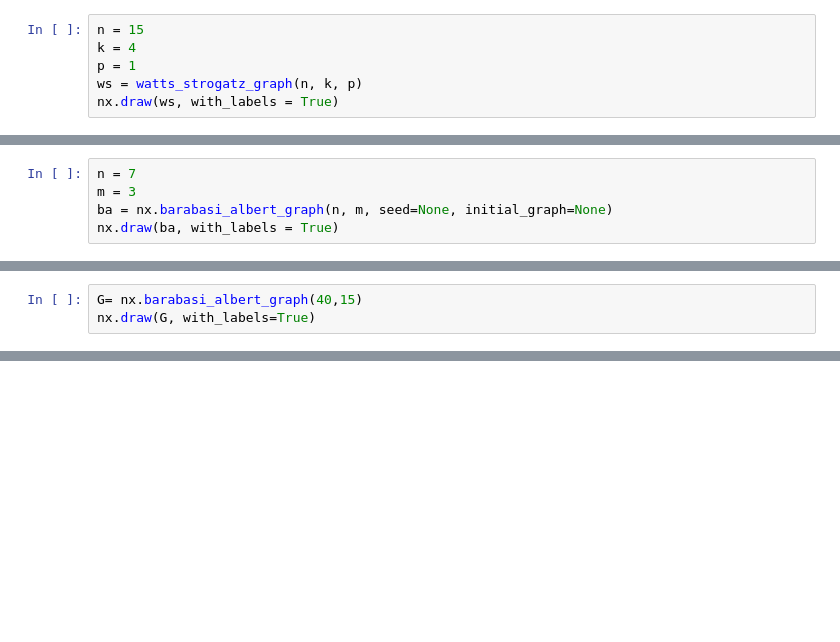
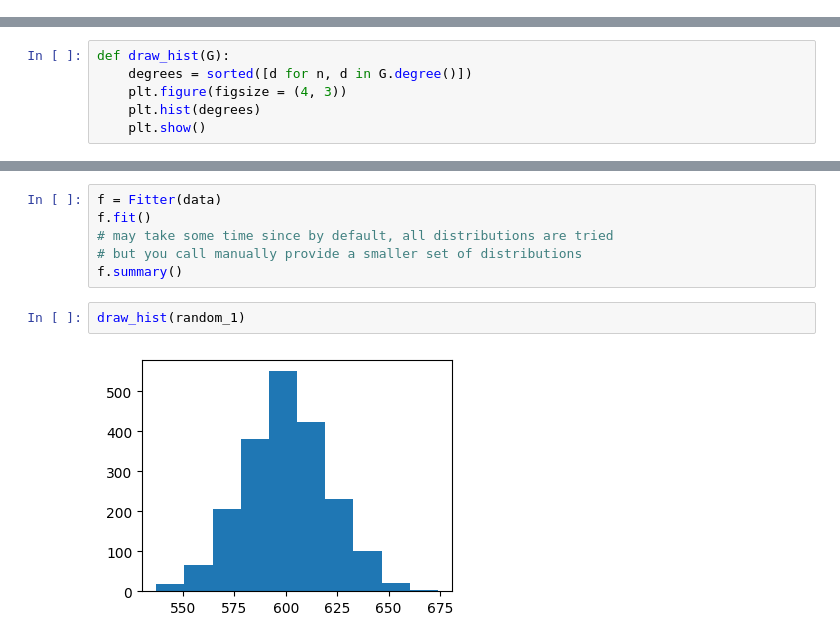
Before and after one commit to KohutMaria/Diffusion-processes, a Jupyter notebook: DPOCN_3.ipynb, the cells around one changed output, grey strips where cells are left out. Saved outputs shown, nothing was run; the diff lists cells and outputs as text; blank space fills up the shorter version.

```diff
--- a/DPOCN_3.ipynb
+++ b/DPOCN_3.ipynb
@@ -221,6 +0,0 @@ nx.draw(ws, with_labels = True)
-# %%
-n = 15
-k = 4
-p = 1
-ws = watts_strogatz_graph(n, k, p)
-nx.draw(ws, with_labels = True)
@@ -240,5 +0,0 @@ nx.draw(ws, with_labels = True)
-# %%
-n = 7
-m = 3
-ba = nx.barabasi_albert_graph(n, m, seed=None, initial_graph=None)
-nx.draw(ba, with_labels = True)
@@ -247,3 +0,0 @@ nx.draw(ba, with_labels = True)
-# %%
-G= nx.barabasi_albert_graph(40,15)
-nx.draw(G, with_labels=True)
@@ -251,0 +102,6 @@ nx.draw(G, with_labels=True)
+# %%
+def draw_hist(G):
+    degrees = sorted([d for n, d in G.degree()])
+    plt.figure(figsize = (4, 3))
+    plt.hist(degrees)
+    plt.show()
@@ -251,0 +118,10 @@ nx.draw(G, with_labels=True)
+# %%
+f = Fitter(data)
+f.fit()
+# may take some time since by default, all distributions are tried
+# but you call manually provide a smaller set of distributions
+f.summary()
+# %%
+draw_hist(random_1)
+# %% [output]
+[figure, added]
```
Also changed, not shown: parts of 197 cells of this notebook.
